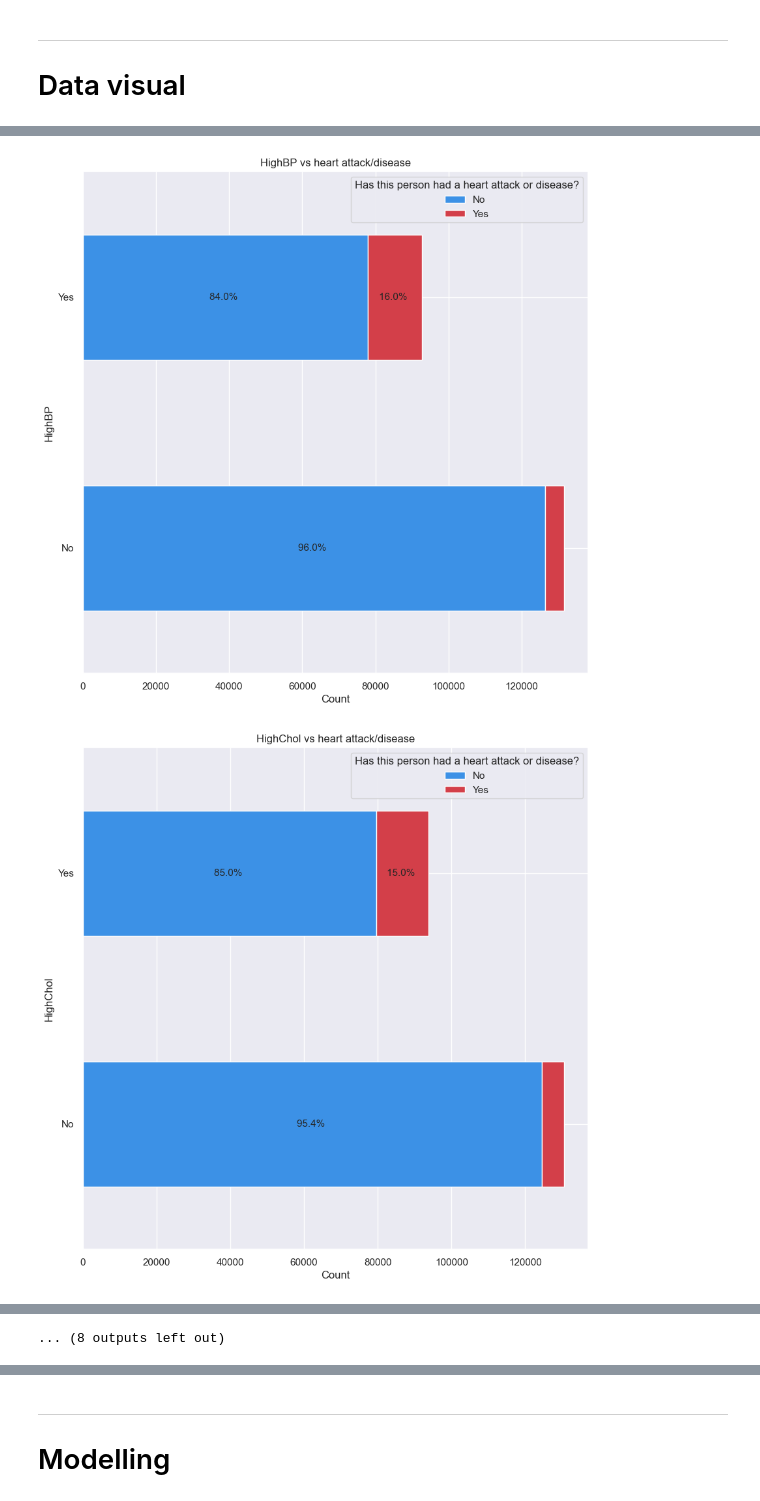
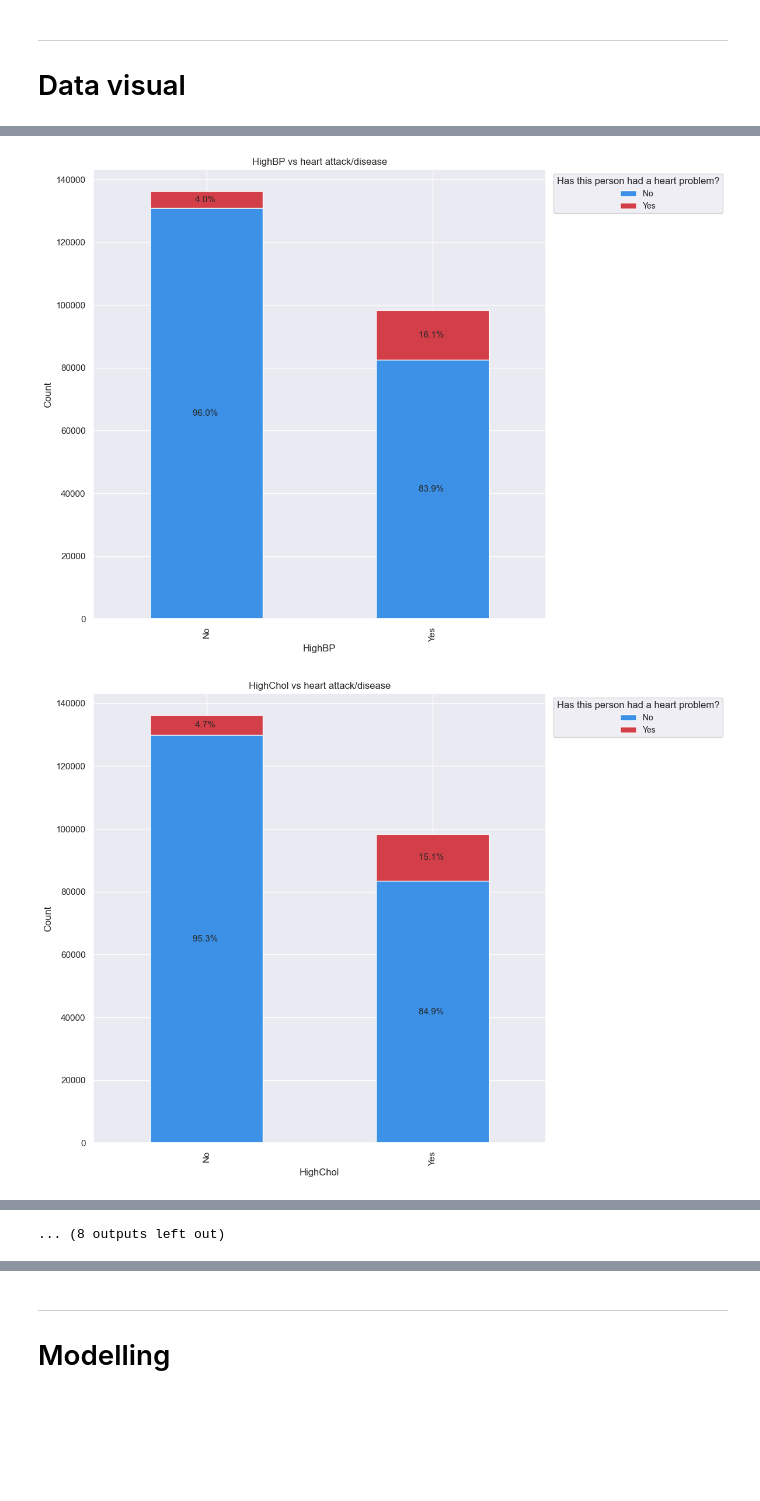
Before and after one commit to RobinMurk/Heart_attack_risk_analysis, a Jupyter notebook: Heart_disease_analysis.ipynb, the cells around one changed output, grey strips where cells are left out. Saved outputs shown, nothing was run; the diff lists cells and outputs as text; code cells hidden in the pictures; blank space fills up the shorter version.

Commit message:
graph

```diff
--- a/Heart_disease_analysis.ipynb
+++ b/Heart_disease_analysis.ipynb
@@ -281,5 +281,5 @@ The chi-squared statistic is 5277.60 with a p-value of 0.00e+00
 data_copy = data.copy()
 
 for column in[ 'BMI', 'MentHlth','PhysHlth', 'Education']:
-    threshold_count = 0.01 * data_copy[column].count()
+    threshold_count = 0.005 * data_copy[column].count()
     data_copy = data_copy[data_copy.groupby(column)[column].transform('count') >= threshold_count]
@@ -326,10 +286,11 @@ def plot_figure(pivot_table, title, xpos,x,y):
 # %%
-# For graph
-def plot_figure(pivot_table, title, xpos,x,y):
+def plot_figure(pivot_table, title, xpos):
+    if len(pivot_table.index) < 30:
+        ax = pivot_table.plot.bar(stacked=True, figsize=(10, 10), color=['#3c91e6', '#d33f49'])
+        labels = []
+        min_font_size = 11  # Set a minimum font size for better readability
+        percentage_threshold = 3  # Display percentage labels only for bars above this height threshold
 
-    if len(pivot_table.index) < 30:
-        ax = pivot_table.plot.barh(stacked = True, figsize = (x,y),color = ['#3c91e6','#d33f49'])
-        labels = []
         for j in pivot_table.columns:
             for i in pivot_table.index:
                 if ((j == 0) and (pivot_table.loc[i][j] < 10) and (pivot_table.loc[i][j] < sum(pivot_table.loc[i]))):
@@ -338,13 +299,11 @@ def plot_figure(pivot_table, title, xpos,x,y):
                     label = str(round((pivot_table.loc[i][j]/sum(pivot_table.loc[i]))*100,1)) + "% "
                 labels.append(label)
 
-        min_font_size = 11  # Set a minimum font size for better readability
-        percentage_threshold = 5  # Display percentage labels only for bars above this width threshold
-
+        indeks = 0
         patches = ax.patches
-        for label, rect in zip(labels, patches):
+        for rect in patches:
             width = rect.get_width()
-            if width > 0:
+            if width > 0 and rect.get_height() / ax.get_ylim()[1] * 100 > percentage_threshold:
                 x = rect.get_x()
                 y = rect.get_y()
                 height = rect.get_height()
@@ -352,23 +311,21 @@ def plot_figure(pivot_table, title, xpos,x,y):
                 # Calculate a dynamic font size based on the width of the bar
                 font_size = max(min_font_size, min(8, 8 * width / xpos))
 
-                # Display percentage labels only for bars above the threshold
-                if width > xpos and width / ax.get_xlim()[1] * 100 > percentage_threshold:
-                    ax.text(x + width/2, y + height/2., label, ha='center', va='center', fontsize=font_size)
-                elif width > xpos:
-                    ax.text(x + width/2, y + height/2., "", ha='center', va='center')  # Empty label for smaller bars
-                else:
-                    ax.text(x + xpos, y + height/2., label, ha='center', va='center', fontsize=font_size)
+                # Calculate the text width
+                ax.text(x + width / 2, y + height / 2, labels[indeks], ha='center', va='center',
+                                     fontsize=font_size).get_window_extent()
+            indeks += 1
+
     else:
-        ax = pivot_table.plot.barh(stacked = True, figsize = (x,y), color = ['#3c91e6','#d33f49'])
+        ax = pivot_table.plot.bar(stacked=True, figsize=(x, y), color=['#3c91e6', '#d33f49'])
 
-    legend = plt.legend(['No', 'Yes'], loc='upper right', title="Has this person had a heart attack or disease?")
+    legend = plt.legend(['No', 'Yes'], loc='upper right', title="Has this person had a heart problem?", fontsize='small', bbox_to_anchor=(1.40, 1))
 
-    ax.set_xlabel('Count')
+    ax.set_ylabel('Count')
     if len(pivot_table.index) == 2:
-        ax.set_yticklabels(['No', 'Yes'])
+        ax.set_xticklabels(['No', 'Yes'])
     else:
-        ax.set_yticklabels(pivot_table.index)
+        ax.set_xticklabels(pivot_table.index)
 
     plt.title(title)
     plt.show()
@@ -388,10 +332,10 @@ def plot_figure(pivot_table, title, x, y):
 # %%
 for column in['HighBP', 'HighChol', 'CholCheck', 'BMI',
        'Smoker', 'Stroke','Diabetes', 'PhysActivity', 'Fruits', 'Veggies',
        'HvyAlcoholConsump', 'AnyHealthcare', 'NoDocbcCost',  'GenHlth', 'MentHlth',
        'PhysHlth', 'DiffWalk', 'Sex', 'Education', 'Income']:
     plot = data_copy.pivot_table(index = [column], columns = 'HeartDiseaseorAttack', values = 'Age', aggfunc = 'count')
-    plot_figure(plot,column+ " vs heart attack/disease", 10,10,10)
+    plot_figure(plot,column + " vs heart attack/disease", 10)
 # %% [output]
-[figure, old version]
+[figure, new version]
-[figure, old version]
+[figure, new version]
```
Also changed, not shown: parts of 7 cells of this notebook.
